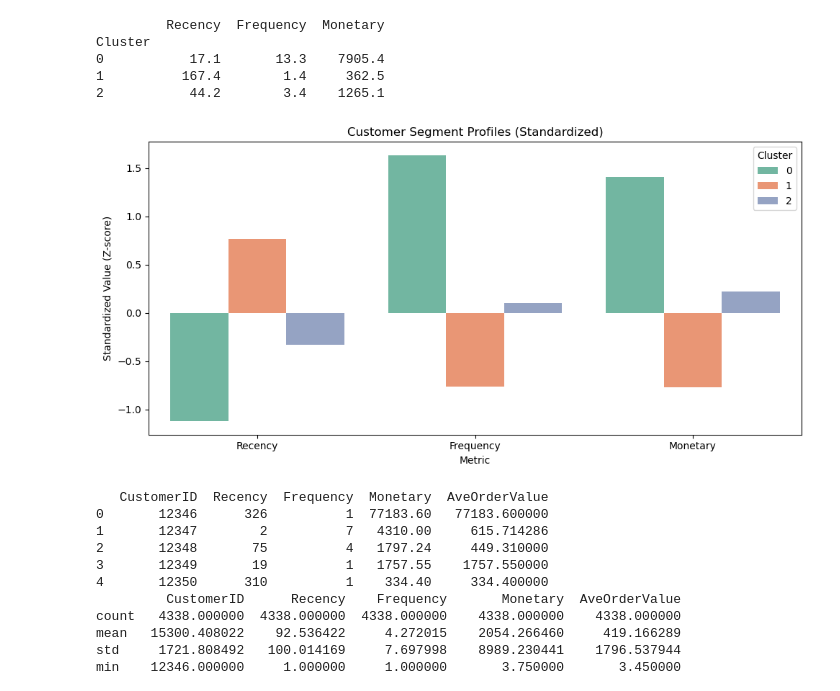
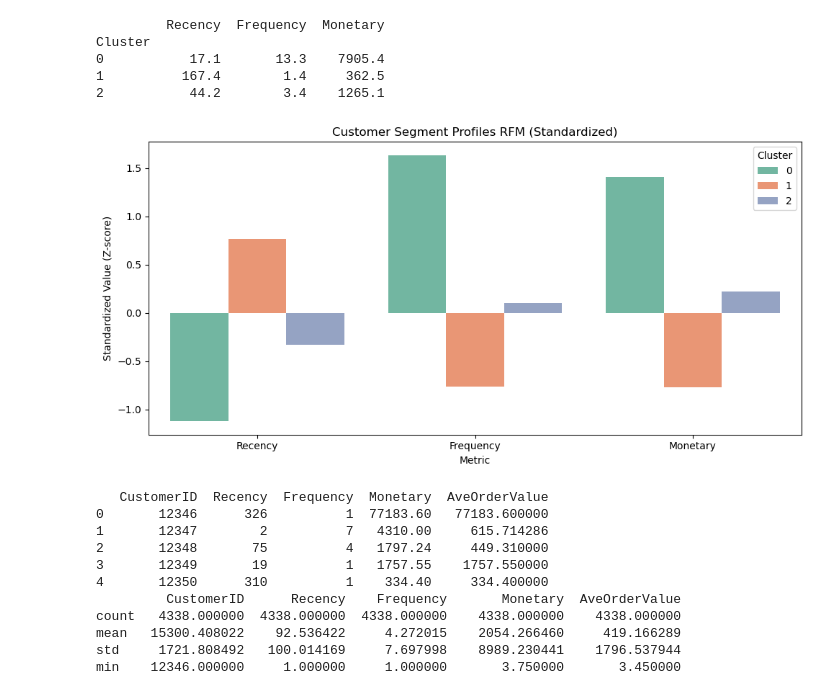
Before and after one commit to lemieuxjm/walk-thru-customer-segmentation, a Jupyter notebook: walk-thru-customer-segmentation.ipynb, the cells around one changed output. Saved outputs shown, nothing was run; the diff lists cells and outputs as text; code cells hidden in the pictures.

```diff
--- a/walk-thru-customer-segmentation.ipynb
+++ b/walk-thru-customer-segmentation.ipynb
@@ -74,14 +74,14 @@ len(df)
 # Set reference date as day after last transaction
 reference_date = df['InvoiceDate'].max() + dt.timedelta(days=1)
 
-rfm = df.groupby('CustomerID').agg(
+rfm3 = df.groupby('CustomerID').agg(
     Recency=('InvoiceDate', lambda x: (reference_date - x.max()).days),
     Frequency=('InvoiceNo', 'nunique'),
     Monetary=('Revenue', 'sum')
 ).reset_index()
 
-print(rfm.head())
-print(rfm.describe())
+print(rfm3.head())
+print(rfm3.describe())
 # %% [output]
    CustomerID  Recency  Frequency  Monetary
 0       12346      326          1  77183.60
@@ -126,15 +126,15 @@ plt.show()
 # %%
 # Our RFM data is skewed, so we can log-transform it to make it more normal
 # K-Means is sensitive to skewness, so this can help improve the clustering results
-rfm_log = rfm[['Recency', 'Frequency', 'Monetary']].copy()
+rfm3_log = rfm3[['Recency', 'Frequency', 'Monetary']].copy()
 
-rfm_log['Recency']   = np.log1p(rfm_log['Recency'])
-rfm_log['Frequency'] = np.log1p(rfm_log['Frequency'])
-rfm_log['Monetary']  = np.log1p(rfm_log['Monetary'])
+rfm3_log['Recency']   = np.log1p(rfm3_log['Recency'])
+rfm3_log['Frequency'] = np.log1p(rfm3_log['Frequency'])
+rfm3_log['Monetary']  = np.log1p(rfm3_log['Monetary'])
 
 # Scale so all features are on the same range
 scaler = StandardScaler()
-rfm_scaled = scaler.fit_transform(rfm_log)
+rfm3_scaled = scaler.fit_transform(rfm3_log)
 # %%
 # Find the optimal number of clusters using the Elbow Method
 # here k will either be 3 or 4 based on this data
@@ -143,7 +143,7 @@ k_range = range(1, 11)
 
 for k in k_range:
     km = KMeans(n_clusters=k, random_state=42, n_init=10)
-    km.fit(rfm_scaled)
+    km.fit(rfm3_scaled)
     inertia.append(km.inertia_)
 
 plt.figure(figsize=(8, 4))
@@ -158,13 +158,13 @@ plt.show()
 # %%
 # Run with k=3
 kmeans = KMeans(n_clusters=3, random_state=42, n_init=10)
-rfm['Cluster'] = kmeans.fit_predict(rfm_scaled)
+rfm3['Cluster'] = kmeans.fit_predict(rfm3_scaled)
 
-rfm['Cluster'] = rfm['Cluster'].astype(str)
+rfm3['Cluster'] = rfm3['Cluster'].astype(str)
 
 # Get the average profile of each segment
-summary = rfm.groupby('Cluster')[['Recency', 'Frequency', 'Monetary']].mean().round(1)
-print(summary)
+summary3 = rfm3.groupby('Cluster')[['Recency', 'Frequency', 'Monetary']].mean().round(1)
+print(summary3)
 # %% [output]
          Recency  Frequency  Monetary
 Cluster
@@ -172,22 +172,22 @@ Cluster
 1          167.4        1.4     362.5
 2           44.2        3.4    1265.1
 # %%
-rfm_scaled_df = pd.DataFrame(rfm_scaled, columns=['Recency', 'Frequency', 'Monetary'])
+rfm3_scaled_df = pd.DataFrame(rfm3_scaled, columns=['Recency', 'Frequency', 'Monetary'])
 
-rfm_scaled_df['Cluster'] = rfm['Cluster'].values
+rfm3_scaled_df['Cluster'] = rfm3['Cluster'].values
 
-cluster_profile = rfm_scaled_df.groupby('Cluster').mean().reset_index()
+cluster_profile = rfm3_scaled_df.groupby('Cluster').mean().reset_index()
 
-rfm_melt = cluster_profile.melt(id_vars='Cluster', var_name='Metric', value_name='Value')
+rfm3_melt = cluster_profile.melt(id_vars='Cluster', var_name='Metric', value_name='Value')
 
 plt.figure(figsize=(10, 5))
-sns.barplot(data=rfm_melt, x='Metric', y='Value', hue='Cluster', palette='Set2')
-plt.title('Customer Segment Profiles (Standardized)')
+sns.barplot(data=rfm3_melt, x='Metric', y='Value', hue='Cluster', palette='Set2')
+plt.title('Customer Segment Profiles RFM (Standardized)')
 plt.ylabel('Standardized Value (Z-score)')
 plt.tight_layout()
 plt.show()
 # %% [output]
-[figure, old version]
+[figure, new version]
 # %%
 # Adding Average Order Value to the RFM calculation
 reference_date = df['InvoiceDate'].max() + dt.timedelta(days=1)
```
Also changed, not shown: parts of 7 cells of this notebook, 1 other file.
